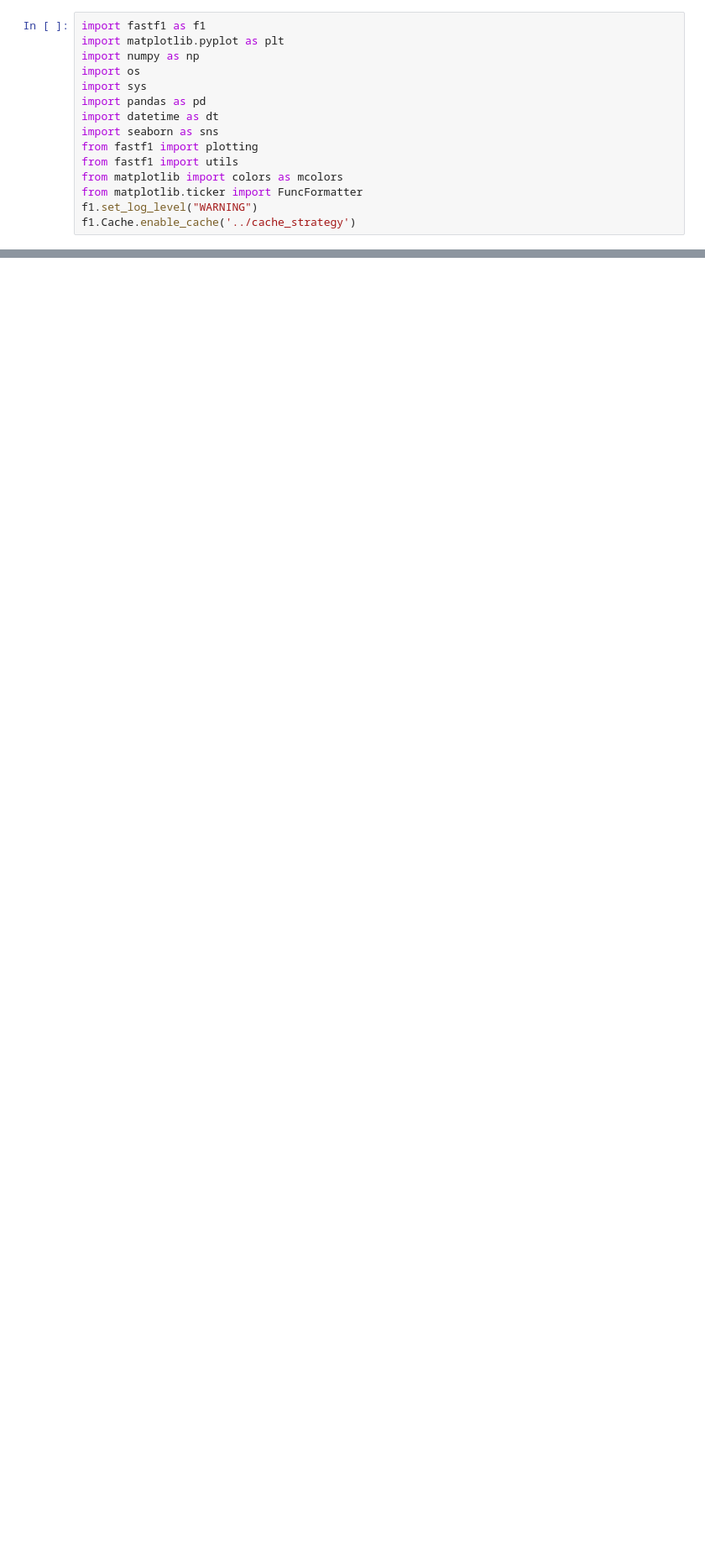
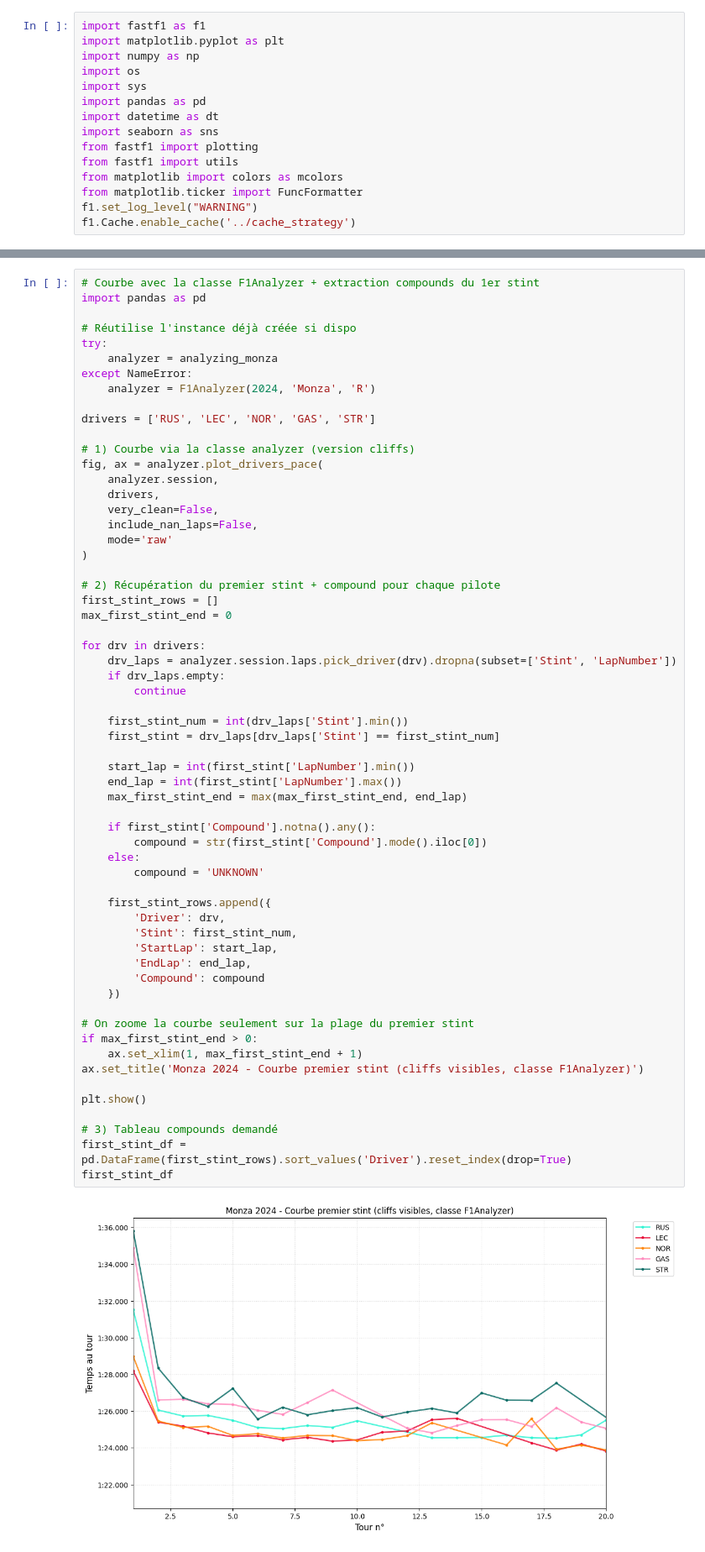
Before and after one commit to ahmedjerba/F1_Analyzer-through-goes-hamilton-, a Jupyter notebook: classes/F1_analyzer.ipynb, the cells around one changed output, grey strips where cells are left out. Shown at 84% size. Saved outputs shown, nothing was run; the diff lists cells and outputs as text; blank space fills up the shorter version.

```diff
--- a/classes/F1_analyzer.ipynb
+++ b/classes/F1_analyzer.ipynb
@@ -637,0 +867,62 @@ for m in ['fuel', 'global']:
+# %%
+# Courbe avec la classe F1Analyzer + extraction compounds du 1er stint
+import pandas as pd
+
+# Réutilise l'instance déjà créée si dispo
+try:
+    analyzer = analyzing_monza
+except NameError:
+    analyzer = F1Analyzer(2024, 'Monza', 'R')
+
+drivers = ['RUS', 'LEC', 'NOR', 'GAS', 'STR']
+
+# 1) Courbe via la classe analyzer (version cliffs)
+fig, ax = analyzer.plot_drivers_pace(
+    analyzer.session,
+    drivers,
+    very_clean=False,
+    include_nan_laps=False,
+    mode='raw'
+)
+
+# 2) Récupération du premier stint + compound pour chaque pilote
+first_stint_rows = []
+max_first_stint_end = 0
+
+for drv in drivers:
+    drv_laps = analyzer.session.laps.pick_driver(drv).dropna(subset=['Stint', 'LapNumber'])
+    if drv_laps.empty:
+        continue
+
+    first_stint_num = int(drv_laps['Stint'].min())
+    first_stint = drv_laps[drv_laps['Stint'] == first_stint_num]
+
+    start_lap = int(first_stint['LapNumber'].min())
+    end_lap = int(first_stint['LapNumber'].max())
+    max_first_stint_end = max(max_first_stint_end, end_lap)
+
+    if first_stint['Compound'].notna().any():
+        compound = str(first_stint['Compound'].mode().iloc[0])
+    else:
+        compound = 'UNKNOWN'
+
+    first_stint_rows.append({
+        'Driver': drv,
+        'Stint': first_stint_num,
+        'StartLap': start_lap,
+        'EndLap': end_lap,
+        'Compound': compound
+    })
+
+# On zoome la courbe seulement sur la plage du premier stint
+if max_first_stint_end > 0:
+    ax.set_xlim(1, max_first_stint_end + 1)
+ax.set_title('Monza 2024 - Courbe premier stint (cliffs visibles, classe F1Analyzer)')
+
+plt.show()
+
+# 3) Tableau compounds demandé
+first_stint_df = pd.DataFrame(first_stint_rows).sort_values('Driver').reset_index(drop=True)
+first_stint_df
+# %% [output]
+[figure, added]
```
Also changed, not shown: parts of 11 cells of this notebook, 4 other files.
